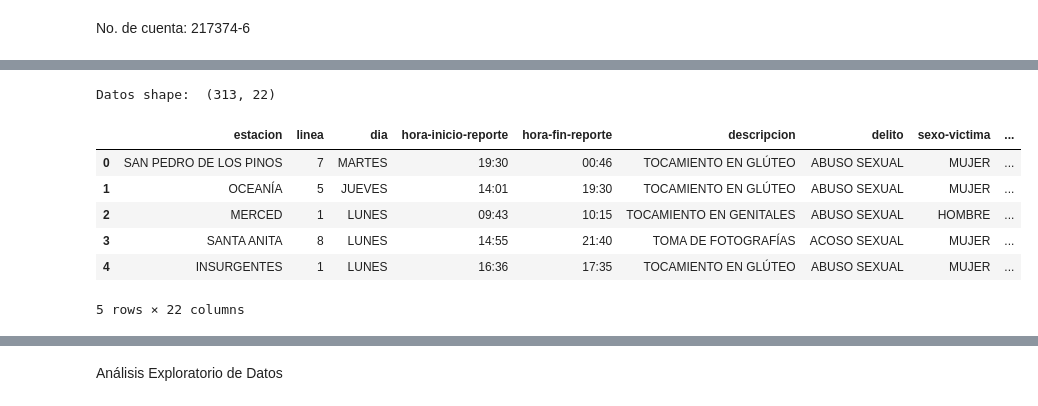
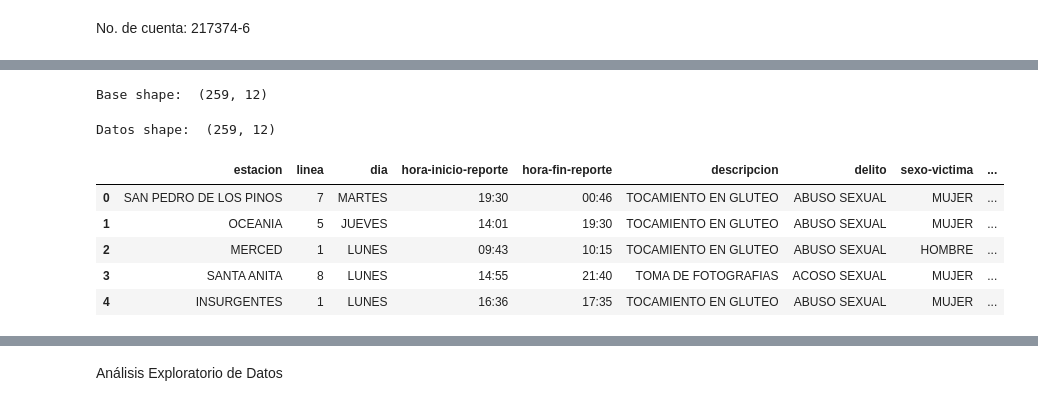
Before and after one commit to pauNancy21/Tareas-Ciencia-Datos, a Jupyter notebook: Código_fuente_ASE_I_NPGR.ipynb, the cells around one changed output, grey strips where cells are left out. Saved outputs shown, nothing was run; the diff lists cells and outputs as text; code cells hidden in the pictures.

```diff
--- a/Código_fuente_ASE_I_NPGR.ipynb
+++ b/Código_fuente_ASE_I_NPGR.ipynb
@@ -85,15 +54,21 @@ datos
+# %%
+#Leer los archivos
+analisismetro = pd.read_csv(io.BytesIO(uploaded['Analisis metro.csv']), sep = ',')
+
+print('Base shape: ', analisismetro.shape)
+# %% [output]
+Base shape:  (259, 12)
 # %%
 # Forma de los datos
-print('Datos shape: ', datos.shape)
+print('Datos shape: ', analisismetro.shape)
 # Mostrar las primeros 4 filas del DataFrame concatenado
-datos.head(5)
+analisismetro.head(5)
 # %% [output]
-Datos shape:  (313, 22)
+Datos shape:  (259, 12)
 |  | estacion | linea | dia | hora-inicio-reporte | hora-fin-reporte | descripcion | delito | sexo-victima | ... |
-| 0 | SAN PEDRO DE LOS PINOS | 7 | MARTES | 19:30 | 00:46 | TOCAMIENTO EN GLÚTEO | ABUSO SEXUAL | MUJER | ... |
-| 1 | OCEANÍA | 5 | JUEVES | 14:01 | 19:30 | TOCAMIENTO EN GLÚTEO | ABUSO SEXUAL | MUJER | ... |
-| 2 | MERCED | 1 | LUNES | 09:43 | 10:15 | TOCAMIENTO EN GENITALES | ABUSO SEXUAL | HOMBRE | ... |
-| 3 | SANTA ANITA | 8 | LUNES | 14:55 | 21:40 | TOMA DE FOTOGRAFÍAS | ACOSO SEXUAL | MUJER | ... |
-| 4 | INSURGENTES | 1 | LUNES | 16:36 | 17:35 | TOCAMIENTO EN GLÚTEO | ABUSO SEXUAL | MUJER | ... |
+| 0 | SAN PEDRO DE LOS PINOS | 7 | MARTES | 19:30 | 00:46 | TOCAMIENTO EN GLUTEO | ABUSO SEXUAL | MUJER | ... |
+| 1 | OCEANIA | 5 | JUEVES | 14:01 | 19:30 | TOCAMIENTO EN GLUTEO | ABUSO SEXUAL | MUJER | ... |
+| 2 | MERCED | 1 | LUNES | 09:43 | 10:15 | TOCAMIENTO EN GLUTEO | ABUSO SEXUAL | HOMBRE | ... |
+| 3 | SANTA ANITA | 8 | LUNES | 14:55 | 21:40 | TOMA DE FOTOGRAFIAS | ACOSO SEXUAL | MUJER | ... |
+| 4 | INSURGENTES | 1 | LUNES | 16:36 | 17:35 | TOCAMIENTO EN GLUTEO | ABUSO SEXUAL | MUJER | ... |
-5 rows × 22 columns
 # %%
```
Also changed, not shown: parts of 66 cells of this notebook.
